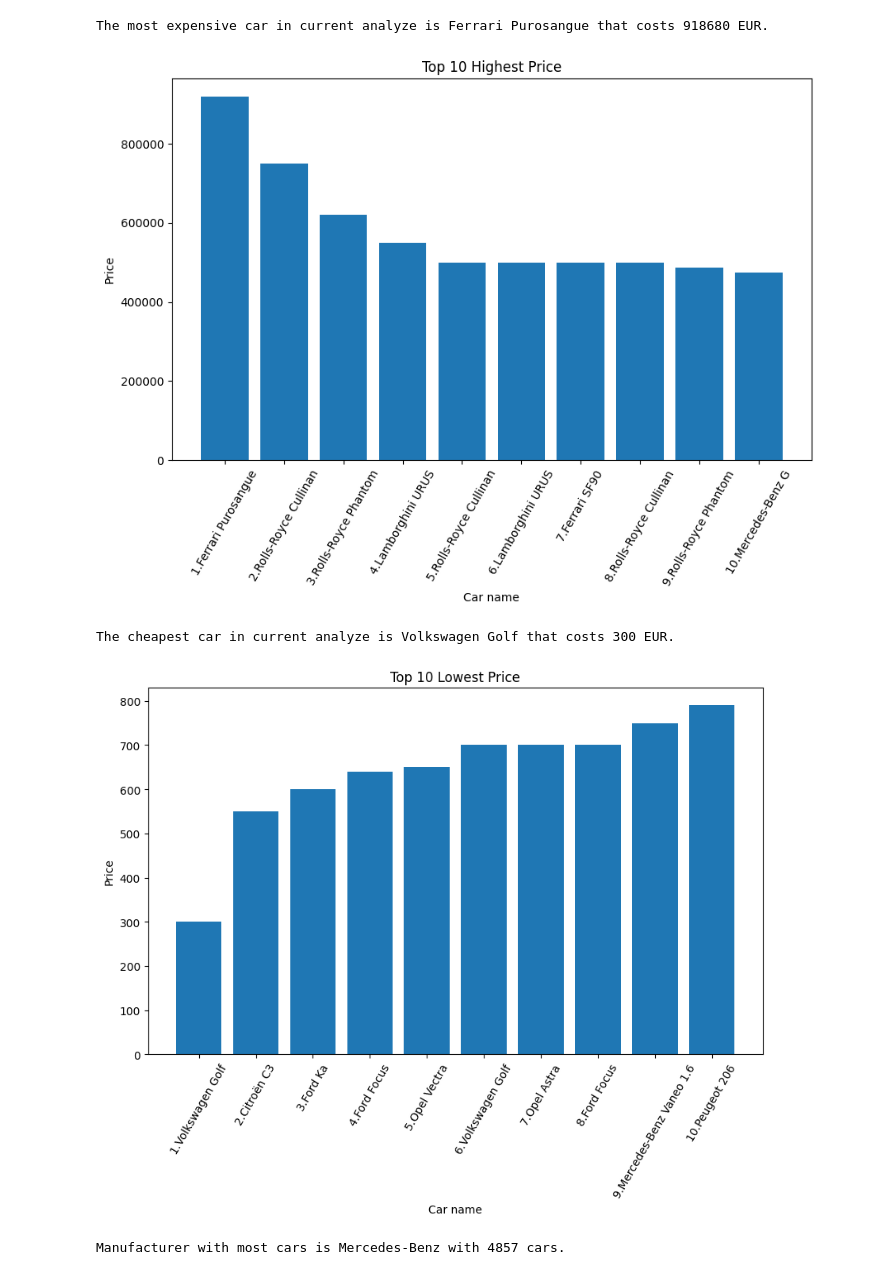
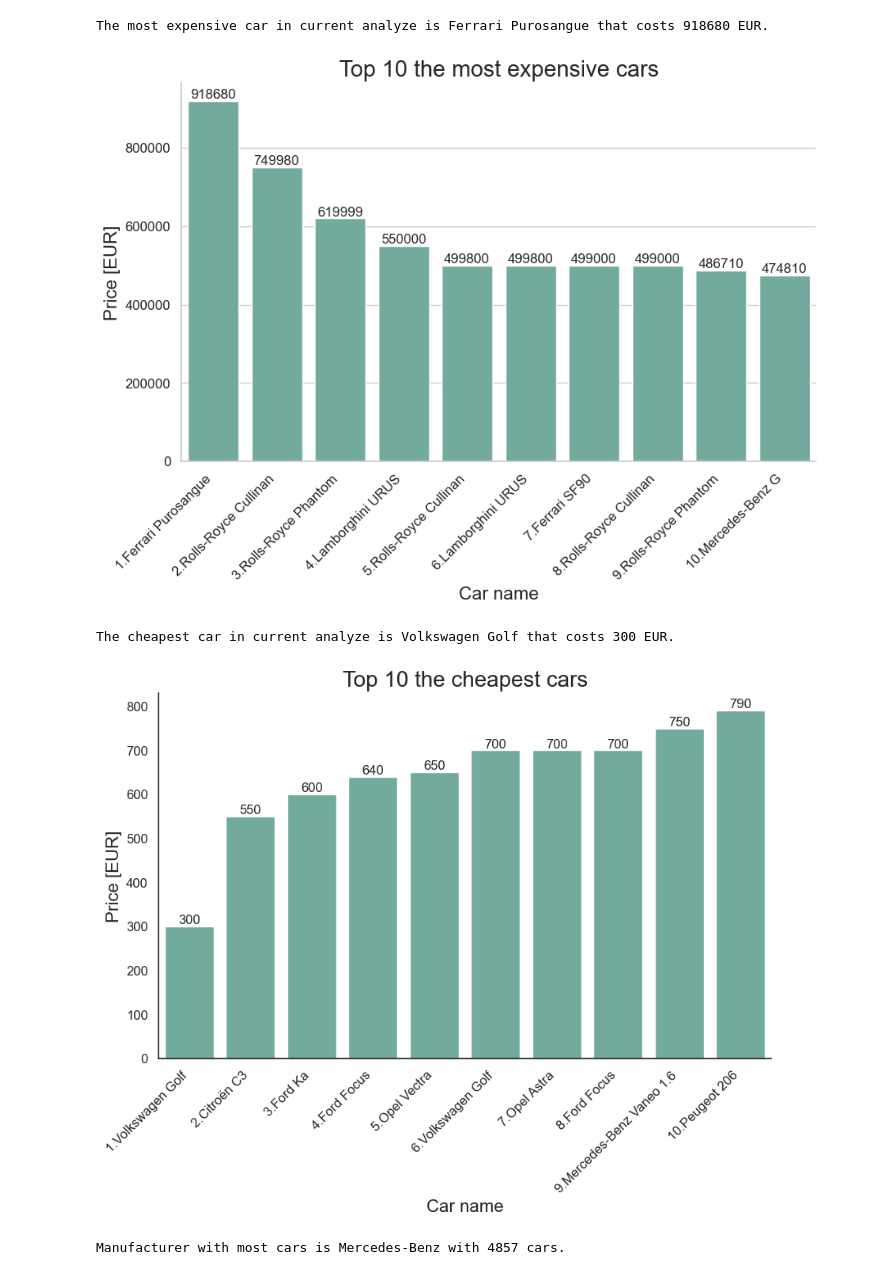
Before and after one commit to romanmurzac/EvaCar, a Jupyter notebook: internal_tools/data_analyzer.ipynb, the cells around one changed output. Drawn from its saved outputs; the diff is of its cells as text; code cells hidden in the pictures.

```diff
--- a/internal_tools/data_analyzer.ipynb
+++ b/internal_tools/data_analyzer.ipynb
@@ -15,6 +15,6 @@ from datetime import datetime
 # %%
 # Load data and create dataframe
-df = pd.read_csv("../datasets/RawDataDB.csv")
+df = pd.read_csv(f"../datasets/RawDataDB-23-12-10.csv")
 # %%
 # Display a sample of data
 df.sample(10)
@@ -204,23 +254,14 @@ The most expensive car in current analyze is Ferrari Purosangue that costs 91868
 # %%
 # 2.1.1. Plot 10 most expensive cars
 top_10_cars = df.sort_values(by="price", ascending=False).head(10)
-
-# Generate list with names
 top_10_names = []
 for index in range(10):
     top_10_names.append(f"{index+1}.{top_10_cars['manufacturer'].iloc[index]} {top_10_cars['model'].iloc[index]}")
+top_10_cars["names"] = top_10_names
 
-# Plot Top 10 expensive cars
-fig, ax = plt.subplots(figsize=(10, 6))
-ax.bar(top_10_names, top_10_cars['price'])
-ax.set_xticks(top_10_names)
-ax.set_xticklabels(top_10_names, rotation=60)
-ax.set_xlabel('Car name')
-ax.set_ylabel('Price')
-ax.set_title('Top 10 Highest Price')
-plt.show()
+plot_barchar_data(top_10_cars, "names", "price", 'Top 10 the most expensive cars', 'Car name', 'Price [EUR]')
 # %% [output]
-[figure, old version]
+[figure, new version]
 # %%
 # 2.2. Which is the cheapest car?
 cheap_car = df.loc[df['price'] == df['price'].min()]
@@ -230,23 +271,14 @@ The cheapest car in current analyze is Volkswagen Golf that costs 300 EUR.
 # %%
 # 2.2.1. Plot 10 cheapest cars
 bottom_10_cars = df.sort_values(by="price", ascending=True).head(10)
-
-# Generate list with names
 bottom_10_names = []
 for index in range(10):
     bottom_10_names.append(f"{index+1}.{bottom_10_cars['manufacturer'].iloc[index]} {bottom_10_cars['model'].iloc[index]}")
+bottom_10_cars["names"] = bottom_10_names
 
-# Plot Top 10 cheapest cars
-fig, ax = plt.subplots(figsize=(10, 6))
-ax.bar(bottom_10_names, bottom_10_cars['price'])
-ax.set_xticks(bottom_10_names)
-ax.set_xticklabels(bottom_10_names, rotation=60)
-ax.set_xlabel('Car name')
-ax.set_ylabel('Price')
-ax.set_title('Top 10 Lowest Price')
-plt.show()
+plot_barchar_data(bottom_10_cars, "names", "price", 'Top 10 the cheapest cars', 'Car name', 'Price [EUR]')
 # %% [output]
-[figure, old version]
+[figure, new version]
 # %%
 # 3.1. Which manufacturer has more cars?
 more_manufact_no_cars = df['manufacturer'].value_counts().iloc[0]
```
Also changed, not shown: parts of 43 cells of this notebook, 18 other files.
